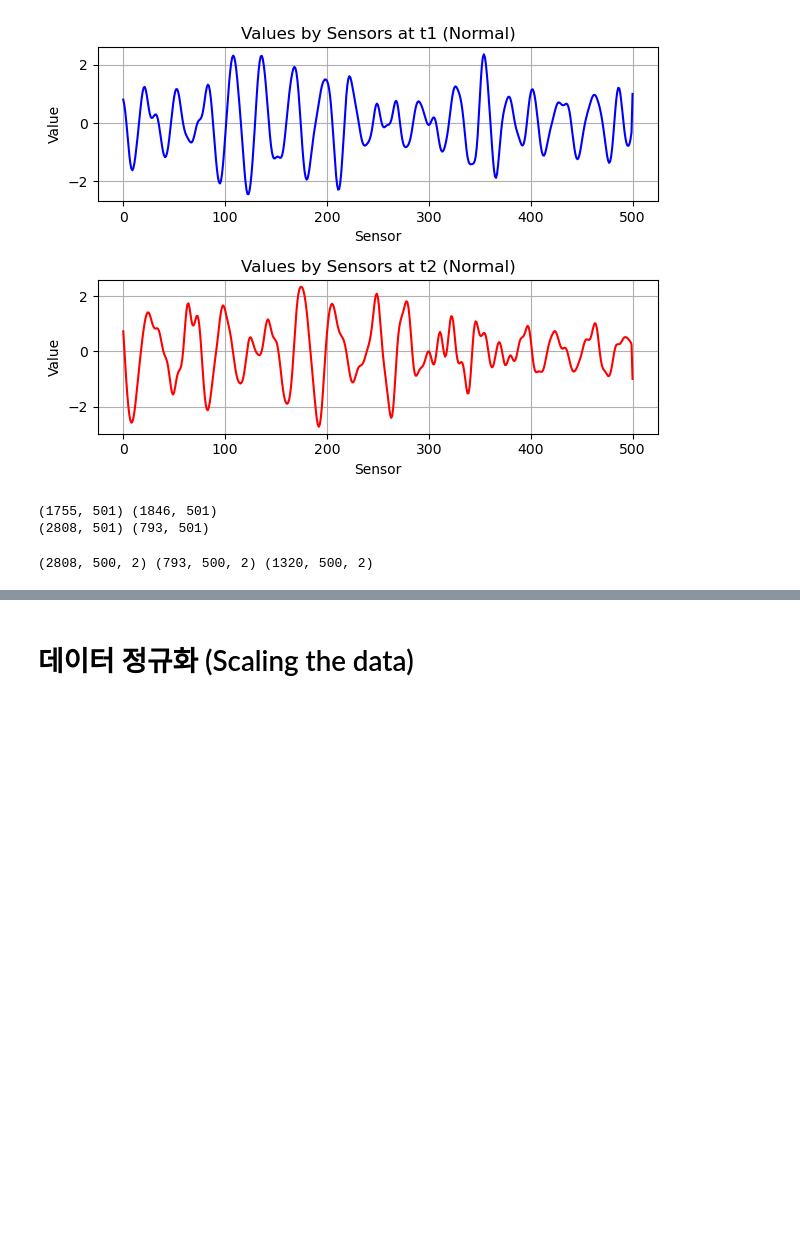
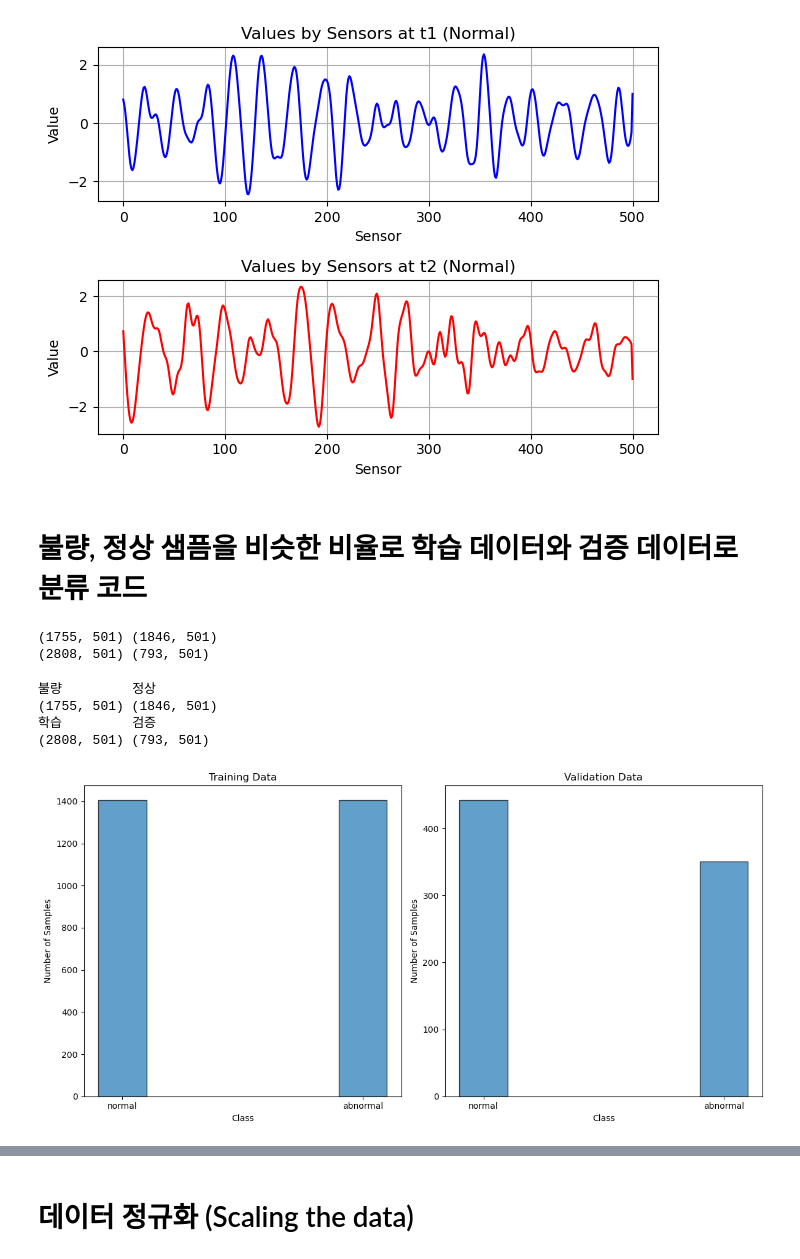
Before and after one commit to 1TAEKIM/Improvement-of-defect-rate, a Jupyter notebook: LSTM_FordA.ipynb, the cells around one changed output, grey strips where cells are left out. Saved outputs shown, nothing was run; the diff lists cells and outputs as text; code cells hidden in the pictures; blank space fills up the shorter version.

Commit message:
Added LSTM model & predict visualization

```diff
--- a/LSTM_FordA.ipynb
+++ b/LSTM_FordA.ipynb
@@ -142,5 +109,7 @@ plt.tight_layout()  # 레이아웃 조정
 plt.show()
 # %% [output]
 [figure]
+# %% [markdown]
+# 불량, 정상 샘픔을 비슷한 비율로 학습 데이터와 검증 데이터로 분류 코드
 # %%
 # 배열을 생성하여 불량, 정상 샘플을 분류
@@ -163,20 +132,61 @@ print(train2d.shape, val2d.shape)
 # %% [output]
 (1755, 501) (1846, 501)
 (2808, 501) (793, 501)
-# %%
-# 2D 데이터를 3D 데이터로 변환하는 함수
-def make3d(data):
-    df=data.copy()
-    x,y=df.shape
-    data3d=np.zeros([x,y-1,2])
-    for i in range(x):
-        data3d[i,:,0]=df[i][:-1].T
-        data3d[i,:,1]=np.full((y-1),df[i][-1])
-    return data3d
-
-train3d=make3d(train2d)
-val3d  =make3d(val2d)
-test3d =make3d(test2d)
-print(train3d.shape, val3d.shape, test3d.shape)
-# %% [output]
-(2808, 500, 2) (793, 500, 2) (1320, 500, 2)
+# %%
+import numpy as np
+import matplotlib.pyplot as plt
+
+# 불량 및 정상 샘플을 분리
+abnormal = data2d[data2d[:, -1] == 1]
+normal = data2d[data2d[:, -1] == -1]
+print('불량         정상')
+print(abnormal.shape, normal.shape)
+
+# 학습 데이터와 검증 데이터 분할
+train2d = np.concatenate((abnormal[:int(0.8 * abnormal.shape[0])],
+                          normal[:int(0.8 * abnormal.shape[0])]),
+                         axis=0)
+
+val2d = np.concatenate((abnormal[int(0.8 * abnormal.shape[0]):],
+                        normal[int(0.8 * abnormal.shape[0]):]),
+                       axis=0)
+
+# 데이터를 무작위로 섞기
+np.random.shuffle(train2d)
+np.random.shuffle(val2d)
+
+print('학습         검증')
+print(train2d.shape, val2d.shape)
+
+# 학습 데이터와 검증 데이터의 정상 및 불량 샘플 수 시각화
+train_labels = train2d[:, -1]
+val_labels = val2d[:, -1]
+
+fig, axs = plt.subplots(1, 2, figsize=(12, 6))
+
+# 학습 데이터 시각화
+unique, counts = np.unique(train_labels, return_counts=True)
+axs[0].bar(unique, counts, width=0.4, edgecolor='k', alpha=0.7)
+axs[0].set_title('Training Data')
+axs[0].set_xticks([1, -1])
+axs[0].set_xticklabels(['abnormal', 'normal'])
+axs[0].set_xlabel('Class')
+axs[0].set_ylabel('Number of Samples')
+
+# 검증 데이터 시각화
+unique, counts = np.unique(val_labels, return_counts=True)
+axs[1].bar(unique, counts, width=0.4, edgecolor='k', alpha=0.7)
+axs[1].set_title('Validation Data')
+axs[1].set_xticks([1, -1])
+axs[1].set_xticklabels(['abnormal', 'normal'])
+axs[1].set_xlabel('Class')
+axs[1].set_ylabel('Number of Samples')
+
+plt.tight_layout()
+plt.show()
+# %% [output]
+불량         정상
+(1755, 501) (1846, 501)
+학습         검증
+(2808, 501) (793, 501)
+[figure, added]
```
Also changed, not shown: parts of 36 cells of this notebook.
